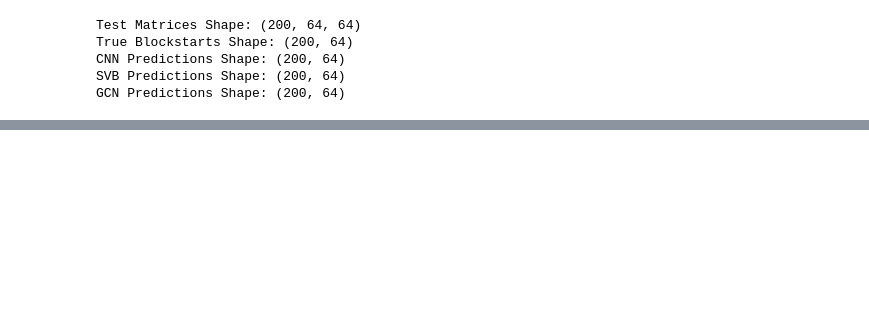
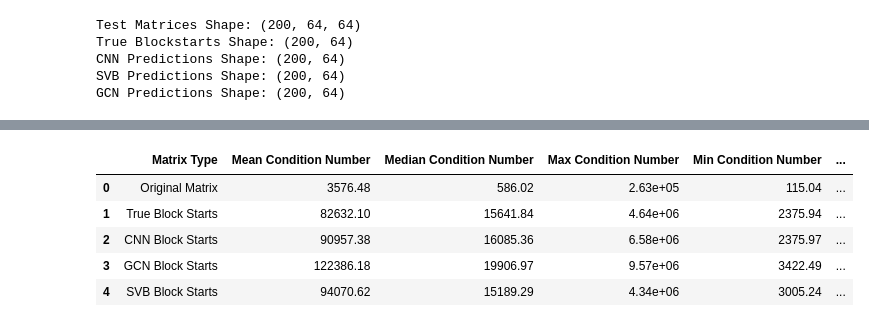
Before and after one commit to 24io/opencampus-ai-project, a Jupyter notebook: notebook_5_solving_with_GMRES.ipynb, the cells around one changed output, grey strips where cells are left out. Cells and saved outputs as stored; diff of their text form; code cells hidden in the pictures; blank space fills up the shorter version.

```diff
--- a/notebook_5_solving_with_GMRES.ipynb
+++ b/notebook_5_solving_with_GMRES.ipynb
@@ -261,0 +96,61 @@ condition_numbers_df = pd.DataFrame(results)
+# %%
+# Calculate condition numbers for each method
+def calculate_condition_numbers(matrices):
+    return [cond(matrix) for matrix in matrices]
+
+# Calculate condition numbers for each method
+cond_orig = calculate_condition_numbers(A_orig)
+cond_true = calculate_condition_numbers(orig_with_precs_true)
+cond_cnn = calculate_condition_numbers(orig_with_precs_cnn)
+cond_gcn = calculate_condition_numbers(orig_with_precs_gcn)
+cond_svb = calculate_condition_numbers(orig_with_precs_svb)
+
+# Create condition number statistics
+condition_numbers = [{
+    'Matrix Type': 'Original Matrix',
+    'Mean Condition Number': np.mean(cond_orig),
+    'Median Condition Number': np.median(cond_orig),
+    'Max Condition Number': np.max(cond_orig),
+    'Min Condition Number': np.min(cond_orig)
+}, {
+    'Matrix Type': 'True Block Starts',
+    'Mean Condition Number': np.mean(cond_true),
+    'Median Condition Number': np.median(cond_true),
+    'Max Condition Number': np.max(cond_true),
+    'Min Condition Number': np.min(cond_true)
+}, {
+    'Matrix Type': 'CNN Block Starts',
+    'Mean Condition Number': np.mean(cond_cnn),
+    'Median Condition Number': np.median(cond_cnn),
+    'Max Condition Number': np.max(cond_cnn),
+    'Min Condition Number': np.min(cond_cnn)
+}, {
+    'Matrix Type': 'GCN Block Starts',
+    'Mean Condition Number': np.mean(cond_gcn),
+    'Median Condition Number': np.median(cond_gcn),
+    'Max Condition Number': np.max(cond_gcn),
+    'Min Condition Number': np.min(cond_gcn)
+}, {
+    'Matrix Type': 'SVB Block Starts',
+    'Mean Condition Number': np.mean(cond_svb),
+    'Median Condition Number': np.median(cond_svb),
+    'Max Condition Number': np.max(cond_svb),
+    'Min Condition Number': np.min(cond_svb)
+}]
+
+# Create DataFrame from statistics
+condition_numbers_df = pd.DataFrame(condition_numbers)
+
+# Add percentage improvement to DataFrame
+condition_numbers_df['Improvement (%)'] = (condition_numbers_df['Mean Condition Number'] - condition_numbers_df['Mean Condition Number'].iloc[0]) / condition_numbers_df['Mean Condition Number'].iloc[0] * 100
+
+# Print DataFrame
+pd.set_option("display.precision", 2)
+condition_numbers_df
+# %% [output]
+|  | Matrix Type | Mean Condition Number | Median Condition Number | Max Condition Number | Min Condition Number | ... |
+| 0 | Original Matrix | 3576.48 | 586.02 | 2.63e+05 | 115.04 | ... |
+| 1 | True Block Starts | 82632.10 | 15641.84 | 4.64e+06 | 2375.94 | ... |
+| 2 | CNN Block Starts | 90957.38 | 16085.36 | 6.58e+06 | 2375.97 | ... |
+| 3 | GCN Block Starts | 122386.18 | 19906.97 | 9.57e+06 | 3422.49 | ... |
+| 4 | SVB Block Starts | 94070.62 | 15189.29 | 4.34e+06 | 3005.24 | ... |
```
Also changed, not shown: parts of 21 cells of this notebook.
